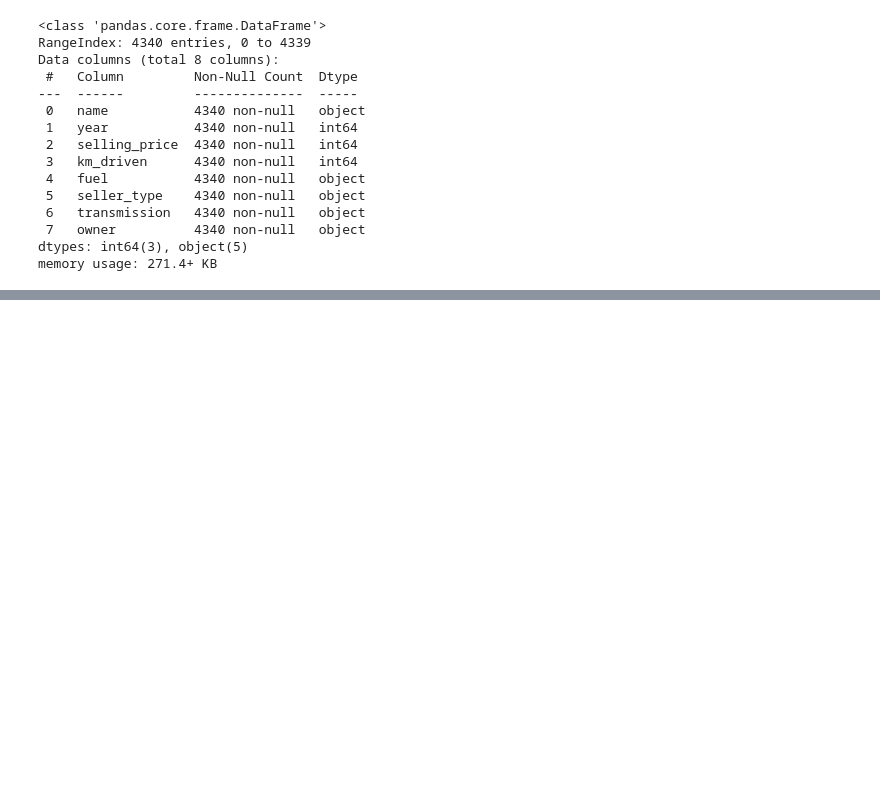
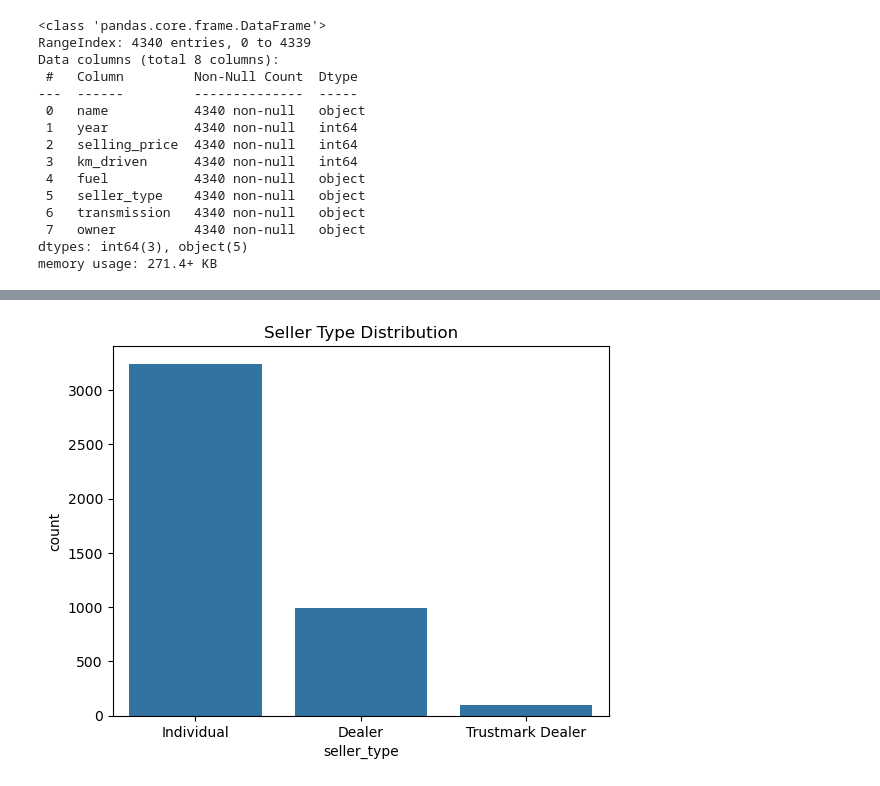
Before and after one commit to kushal111/AIML-Component-2, a Jupyter notebook: AIML.ipynb, the cells around one changed output, grey strips where cells are left out. Cells and saved outputs as stored; diff of their text form; code cells hidden in the pictures; blank space fills up the shorter version.

```diff
--- a/AIML.ipynb
+++ b/AIML.ipynb
@@ -53,0 +107,6 @@ memory usage: 271.4+ KB
+# %%
+sns.countplot(data=df, x='seller_type')
+plt.title('Seller Type Distribution')
+plt.show()
+# %% [output]
+[figure, added]
```
Also changed, not shown: parts of 11 cells of this notebook.
